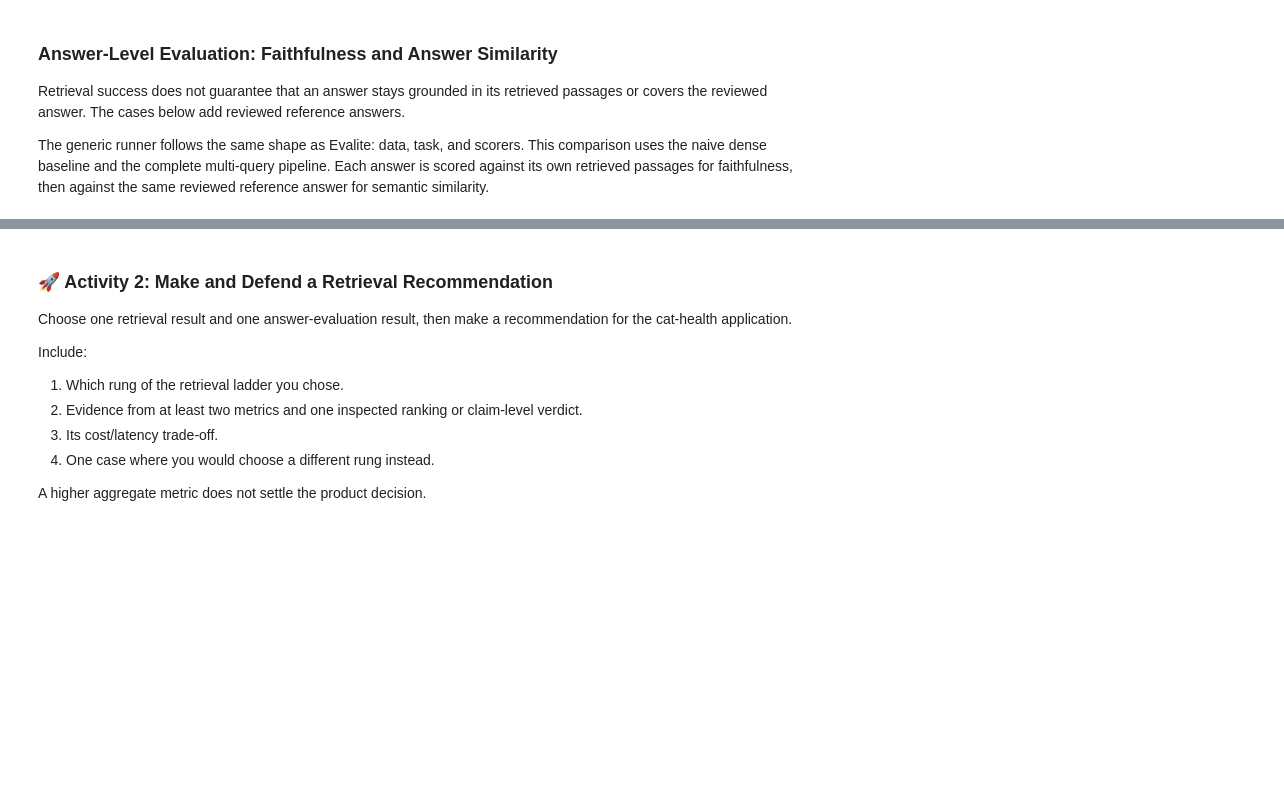
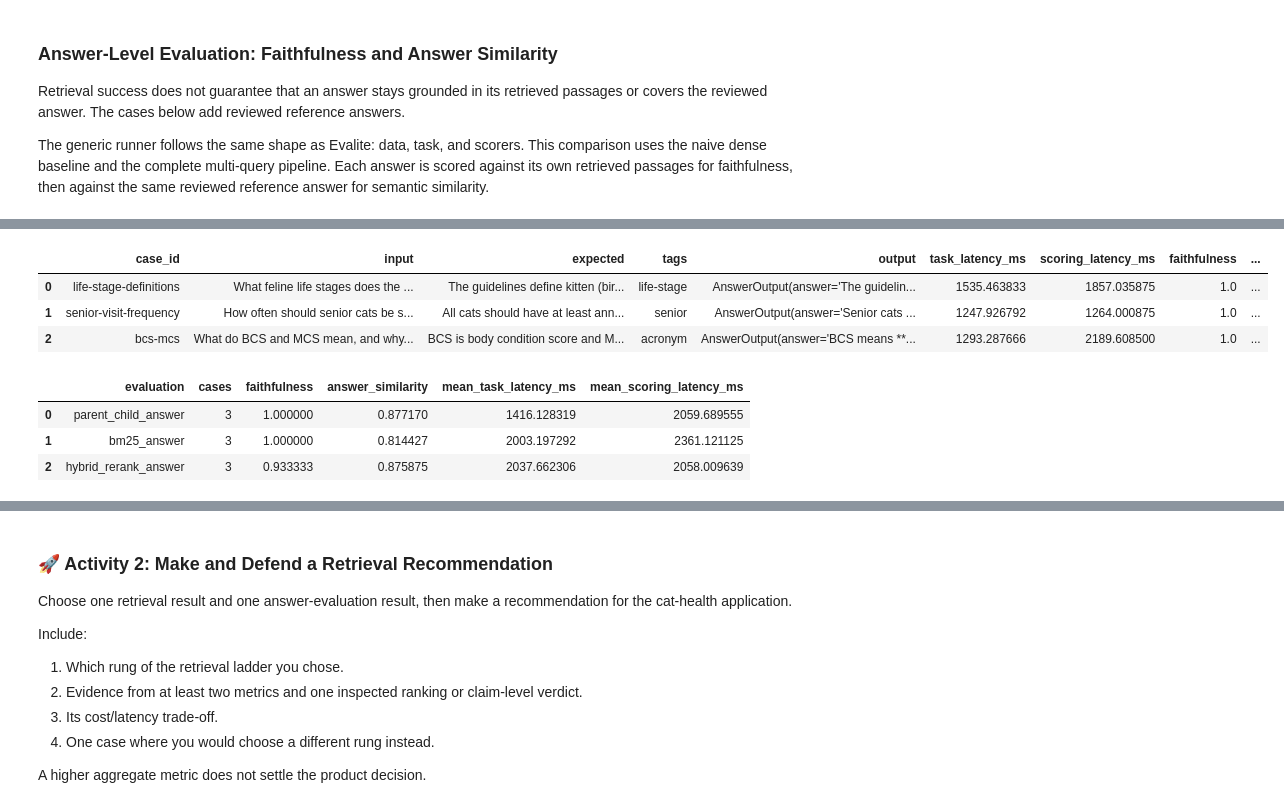
Before and after one commit to diamond123/AIE10-v1.0, a Jupyter notebook: 07_Advanced_Retrievers/01_Cat_Health_Advanced_Retrieval.ipynb, the cells around one changed output, grey strips where cells are left out. Cells and saved outputs as stored; diff of their text form; code cells hidden in the pictures; blank space fills up the shorter version.

```diff
--- a/07_Advanced_Retrievers/01_Cat_Health_Advanced_Retrieval.ipynb
+++ b/07_Advanced_Retrievers/01_Cat_Health_Advanced_Retrieval.ipynb
@@ -826,0 +826,39 @@ full_pipeline_answer_report.case_table()
+# %%
+dense_answer_report.case_table()
+# %% [output]
+|  | case_id | input | expected | tags | output | task_latency_ms | scoring_latency_ms | faithfulness | ... |
+| 0 | life-stage-definitions | What feline life stages does the ... | The guidelines define kitten (bir... | life-stage | AnswerOutput(answer='The guidelin... | 1535.463833 | 1857.035875 | 1.0 | ... |
+| 1 | senior-visit-frequency | How often should senior cats be s... | All cats should have at least ann... | senior | AnswerOutput(answer='Senior cats ... | 1247.926792 | 1264.000875 | 1.0 | ... |
+| 2 | bcs-mcs | What do BCS and MCS mean, and why... | BCS is body condition score and M... | acronym | AnswerOutput(answer='BCS means **... | 1293.287666 | 2189.608500 | 1.0 | ... |
+# %%
+BM25_answer_report = run_eval(
+    "bm25_answer",
+    data=answer_reviewed_cases,
+    task=answerer_for(bm25_retrieve),
+    scorers=answer_scorers,
+)
+parent_child_answer_report = run_eval(
+    "parent_child_answer",
+    data=answer_reviewed_cases,
+    task=answerer_for(parent_child_dense_retrieve),
+    scorers=answer_scorers,
+)
+
+hybrid_rerank_answer_report = run_eval(
+    "hybrid_rerank_answer",
+    data=answer_reviewed_cases,
+    task=answerer_for(hybrid_reranked_retrieve),
+    scorers=answer_scorers,
+)
+
+answer_comparison = compare_eval_reports(
+    BM25_answer_report,
+    parent_child_answer_report,
+    hybrid_rerank_answer_report
+)
+answer_comparison
+# %% [output]
+|  | evaluation | cases | faithfulness | answer_similarity | mean_task_latency_ms | mean_scoring_latency_ms |
+| 0 | parent_child_answer | 3 | 1.000000 | 0.877170 | 1416.128319 | 2059.689555 |
+| 1 | bm25_answer | 3 | 1.000000 | 0.814427 | 2003.197292 | 2361.121125 |
+| 2 | hybrid_rerank_answer | 3 | 0.933333 | 0.875875 | 2037.662306 | 2058.009639 |
```
Also changed, not shown: parts of 10 cells of this notebook.
